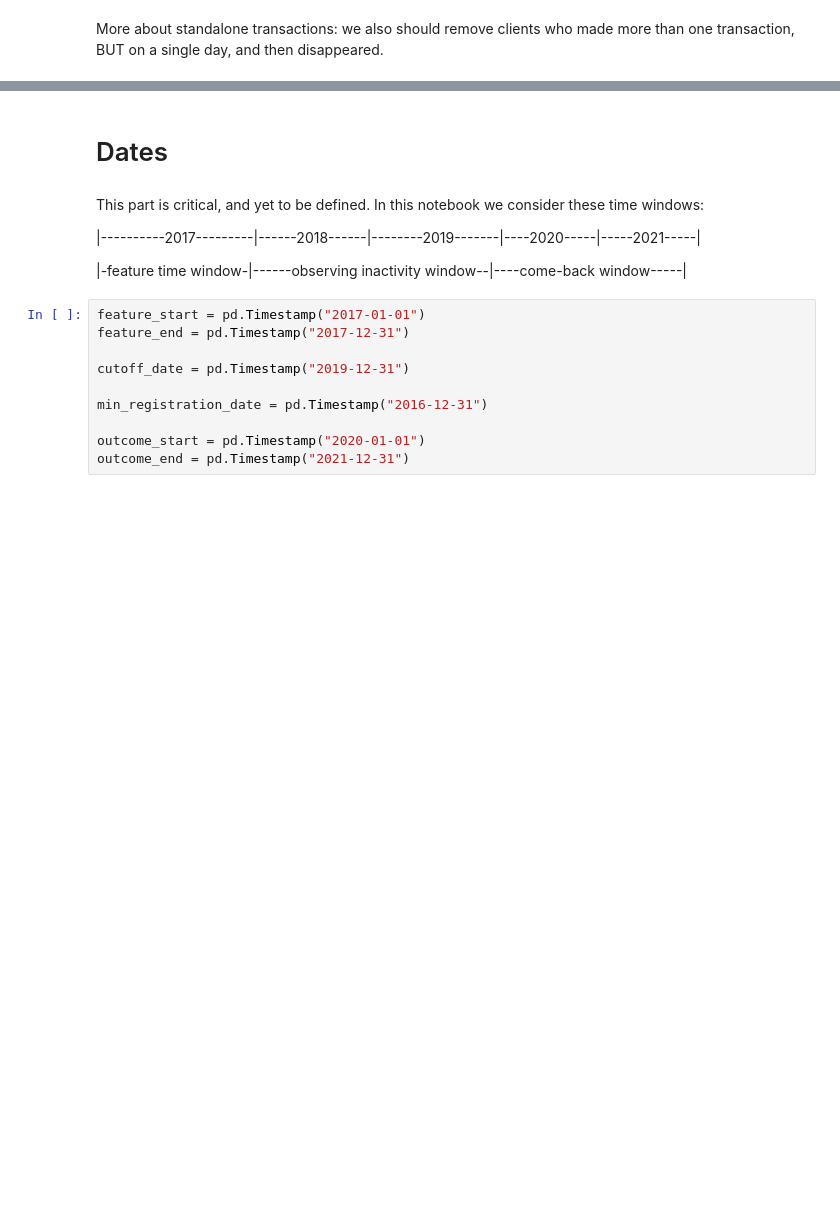
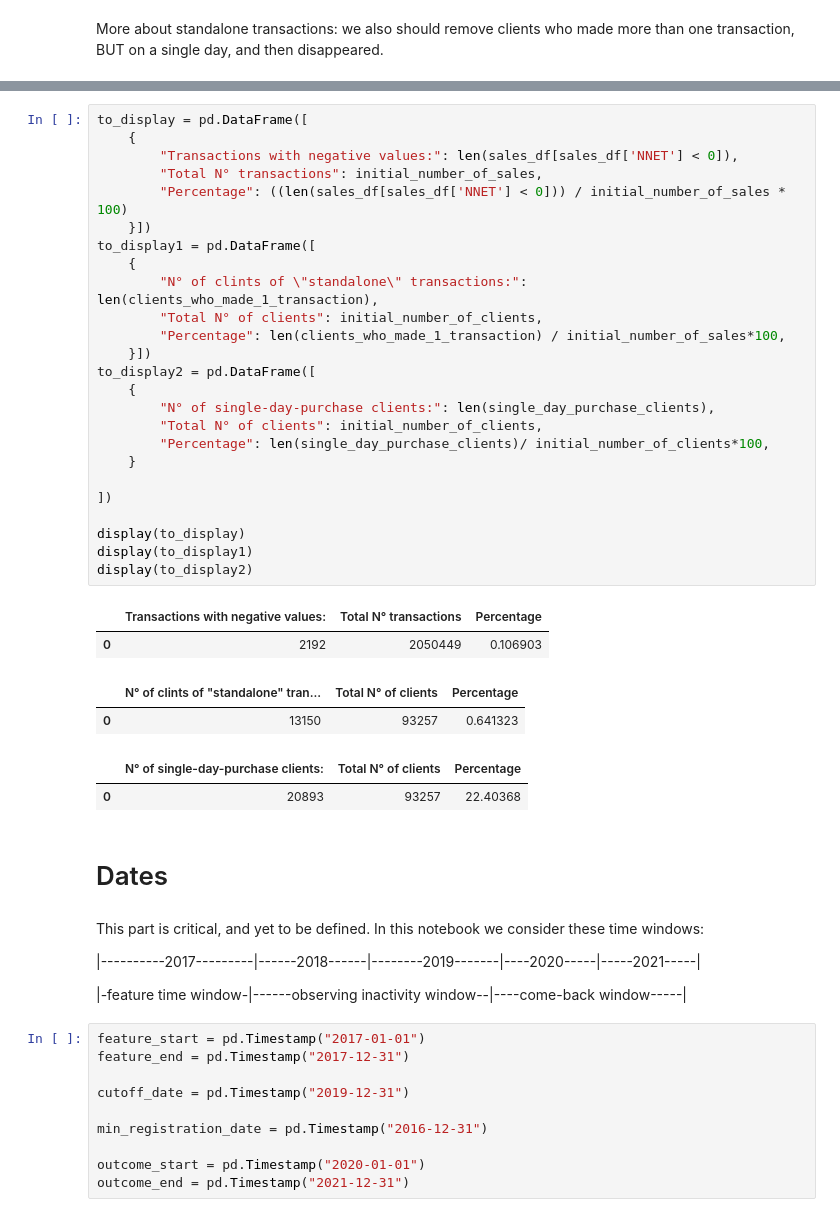
Before and after one commit to jacoopec/FieldworkLab, a Jupyter notebook: Level0/notbook.ipynb, the cells around one changed output, grey strips where cells are left out. Cells and saved outputs as stored; diff of their text form; blank space fills up the shorter version.

```diff
--- a/Level0/notbook.ipynb
+++ b/Level0/notbook.ipynb
@@ -195,6 +160,38 @@ client_df = client_df[~client_df['CLIENT_ID'].isin(clients_to_remove)]
 # %% [output]
 2037299
 1931363
+# %%
+to_display = pd.DataFrame([
+    {
+        "Transactions with negative values:": len(sales_df[sales_df['NNET'] < 0]),
+        "Total N° transactions": initial_number_of_sales,
+        "Percentage": ((len(sales_df[sales_df['NNET'] < 0])) / initial_number_of_sales * 100)
+    }])
+to_display1 = pd.DataFrame([
+    {
+        "N° of clints of \"standalone\" transactions:": len(clients_who_made_1_transaction),
+        "Total N° of clients": initial_number_of_clients,
+        "Percentage": len(clients_who_made_1_transaction) / initial_number_of_sales*100,
+    }])
+to_display2 = pd.DataFrame([
+    {
+        "N° of single-day-purchase clients:": len(single_day_purchase_clients),
+        "Total N° of clients": initial_number_of_clients,
+        "Percentage": len(single_day_purchase_clients)/ initial_number_of_clients*100,
+    }
+
+])
+
+display(to_display)
+display(to_display1)
+display(to_display2)
+# %% [output]
+|  | Transactions with negative values: | Total N° transactions | Percentage |
+| 0 | 2192 | 2050449 | 0.106903 |
+|  | N° of clints of "standalone" tran... | Total N° of clients | Percentage |
+| 0 | 13150 | 93257 | 0.641323 |
+|  | N° of single-day-purchase clients: | Total N° of clients | Percentage |
+| 0 | 20893 | 93257 | 22.40368 |
 # %% [markdown]
 # Dates
 # %% [markdown]
```
Also changed, not shown: parts of 10 cells of this notebook.
